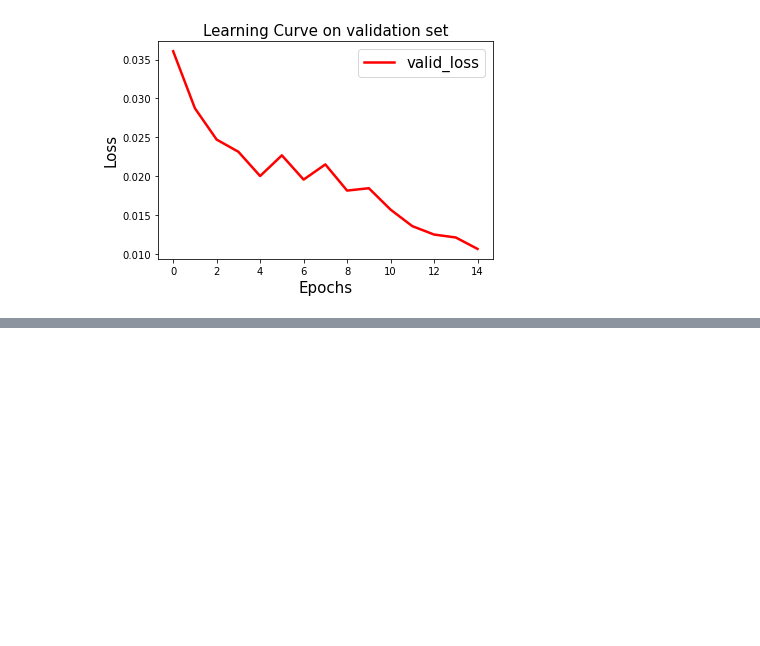
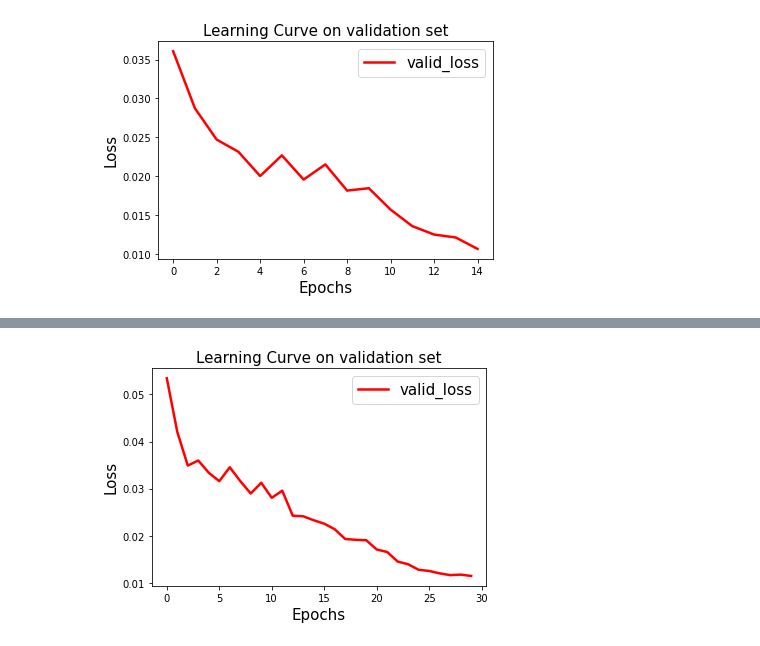
Before and after one commit to AI-for-Ocean-Science/ulmo, a Jupyter notebook: papers/SSL/Figures/Learning_curve_plots.ipynb, the cells around one changed output, grey strips where cells are left out. Saved outputs shown, nothing was run; the diff lists cells and outputs as text; code cells hidden in the pictures; blank space fills up the shorter version.

```diff
--- a/papers/SSL/Figures/Learning_curve_plots.ipynb
+++ b/papers/SSL/Figures/Learning_curve_plots.ipynb
@@ -80,0 +132,10 @@ plt.savefig('learning_curve_valid_full.png', dpi=100)
+# %%
+plt.figure()
+plt.plot(loss_valid, label='valid_loss', linewidth=2.5, color='red')
+plt.xlabel('Epochs', fontsize=15)
+plt.ylabel('Loss', fontsize=15)
+plt.title('Learning Curve on validation set', fontsize=15)
+plt.legend(fontsize=15)
+plt.savefig('learning_curve_valid_full.png', dpi=100)
+# %% [output]
+[figure, added]
```
Also changed, not shown: parts of 7 cells of this notebook.
